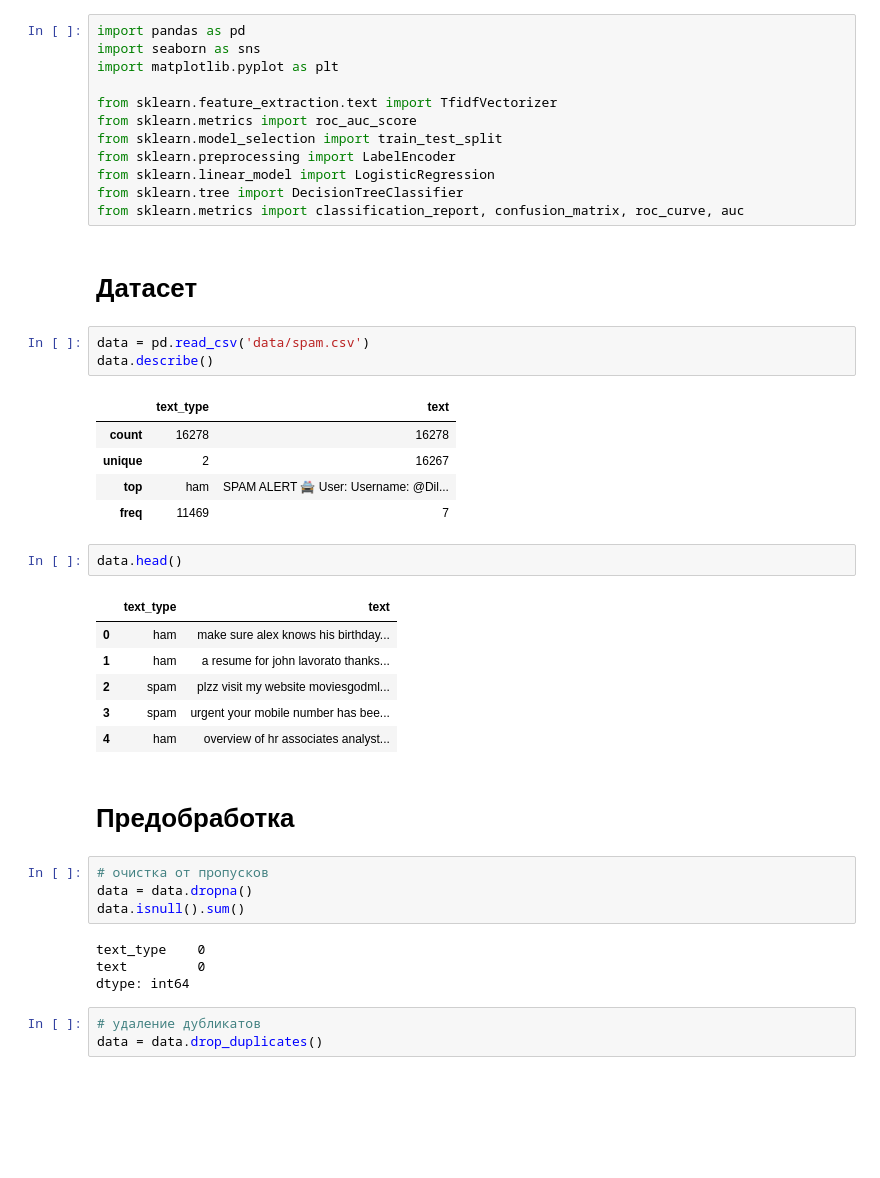
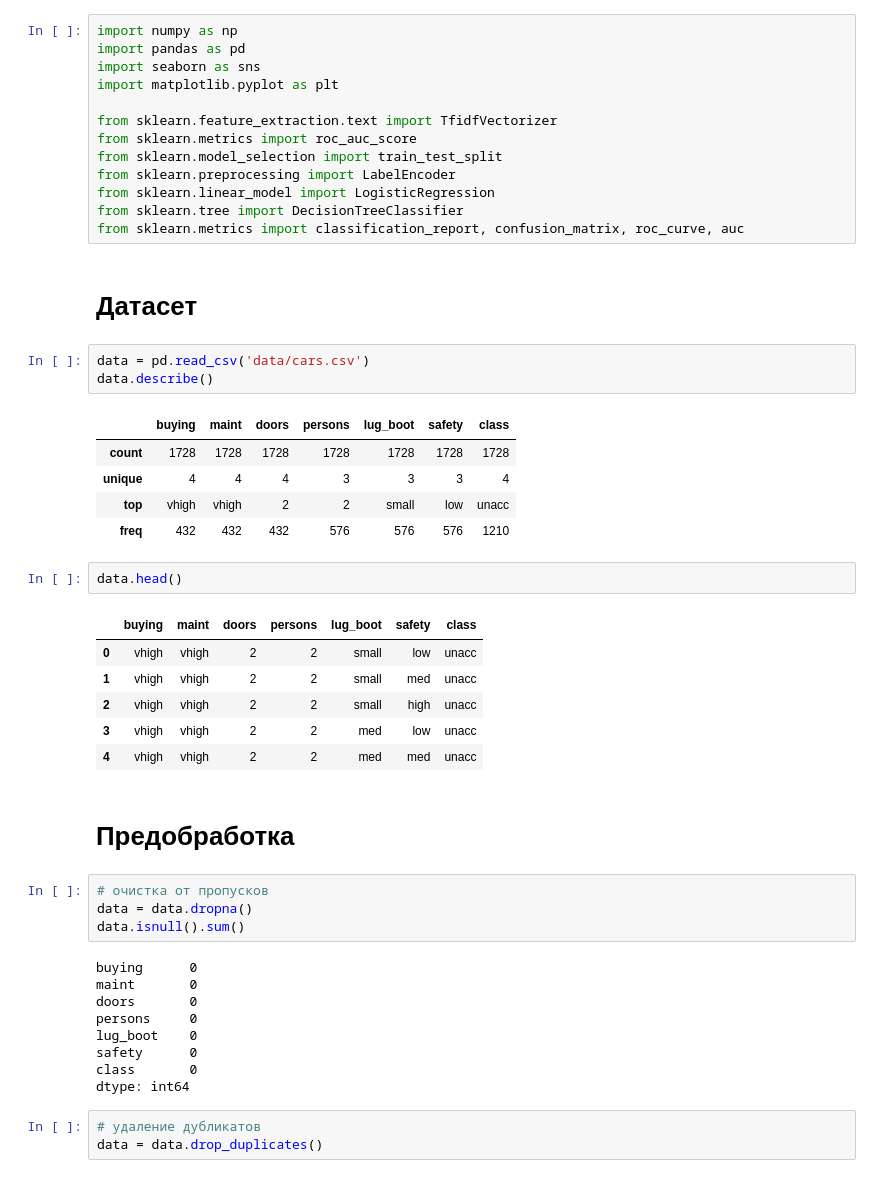
Before and after one commit to kudrmax/ml-hse-hw, a Jupyter notebook: hw1/solution.ipynb, the cells around one changed output. Saved outputs shown, nothing was run; the diff lists cells and outputs as text; blank space fills up the shorter version.

```diff
--- a/hw1/solution.ipynb
+++ b/hw1/solution.ipynb
@@ -1,4 +1,5 @@
 # %%
+import numpy as np
 import pandas as pd
 import seaborn as sns
 import matplotlib.pyplot as plt
@@ -13,23 +14,23 @@ from sklearn.metrics import classification_report, confusion_matrix, roc_curve,
 # %% [markdown]
 # Датасет
 # %%
-data = pd.read_csv('data/spam.csv')
+data = pd.read_csv('data/cars.csv')
 data.describe()
 # %% [output]
-|  | text_type | text |
-| count | 16278 | 16278 |
-| unique | 2 | 16267 |
-| top | ham | SPAM ALERT 🚔 User: Username: @Dil... |
-| freq | 11469 | 7 |
+|  | buying | maint | doors | persons | lug_boot | safety | class |
+| count | 1728 | 1728 | 1728 | 1728 | 1728 | 1728 | 1728 |
+| unique | 4 | 4 | 4 | 3 | 3 | 3 | 4 |
+| top | vhigh | vhigh | 2 | 2 | small | low | unacc |
+| freq | 432 | 432 | 432 | 576 | 576 | 576 | 1210 |
 # %%
 data.head()
 # %% [output]
-|  | text_type | text |
-| 0 | ham | make sure alex knows his birthday... |
-| 1 | ham | a resume for john lavorato thanks... |
-| 2 | spam | plzz visit my website moviesgodml... |
-| 3 | spam | urgent your mobile number has bee... |
-| 4 | ham | overview of hr associates analyst... |
+|  | buying | maint | doors | persons | lug_boot | safety | class |
+| 0 | vhigh | vhigh | 2 | 2 | small | low | unacc |
+| 1 | vhigh | vhigh | 2 | 2 | small | med | unacc |
+| 2 | vhigh | vhigh | 2 | 2 | small | high | unacc |
+| 3 | vhigh | vhigh | 2 | 2 | med | low | unacc |
+| 4 | vhigh | vhigh | 2 | 2 | med | med | unacc |
 # %% [markdown]
 # Предобработка
 # %%
@@ -37,8 +38,13 @@ data.head()
 data = data.dropna()
 data.isnull().sum()
 # %% [output]
-text_type    0
-text         0
+buying      0
+maint       0
+doors       0
+persons     0
+lug_boot    0
+safety      0
+class       0
 dtype: int64
 # %%
 # удаление дубликатов
```
Also changed, not shown: parts of 5 cells of this notebook, 1 other file.
